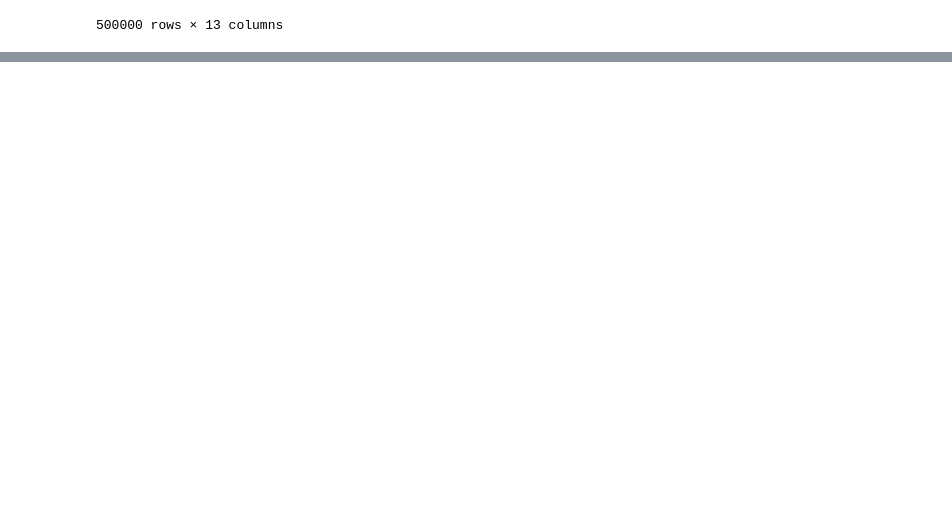
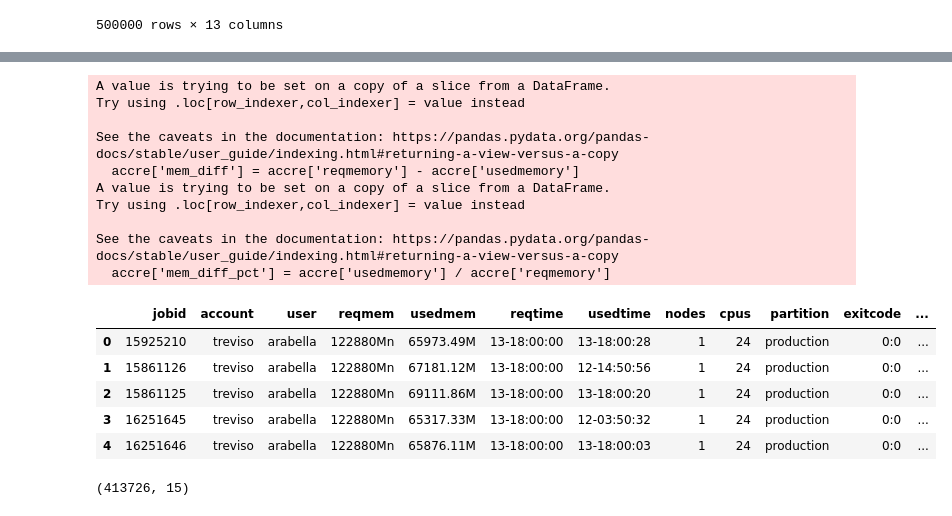
Before and after one commit to nss-data-science-cohort-4/dq2-accre-very-success, a Jupyter notebook: notebooks/ACCRE-Testing.ipynb, the cells around one changed output, grey strips where cells are left out. Cells and saved outputs as stored; diff of their text form; code cells hidden in the pictures; blank space fills up the shorter version.

```diff
--- a/notebooks/ACCRE-Testing.ipynb
+++ b/notebooks/ACCRE-Testing.ipynb
@@ -179,0 +134,5 @@ Name: STATE, dtype: int64
+# %%
+accre['reqmemory'] = np.where(
+    accre['core_node']=='n', accre['reqmemory'] / accre['cpus'] / accre['nodes'], accre['reqmemory']
+)
+accre
@@ -179,0 +158,2 @@ Name: STATE, dtype: int64
+# %%
+accre['usedmemory'] = accre['usedmem'].str.replace(r'M*', '')
@@ -179,0 +166,3 @@ Name: STATE, dtype: int64
+# %%
+accre['usedmemory'] = accre['usedmemory'].astype(float)
+accre['usedmemory'] = round(accre['usedmemory'] / accre['cpus'] / accre['nodes'], 1)
@@ -179,0 +180,21 @@ Name: STATE, dtype: int64
+# %%
+accre['mem_diff'] = accre['reqmemory'] - accre['usedmemory']
+accre['mem_diff_pct'] = accre['usedmemory'] / accre['reqmemory']
+accre.head()
+# %% [output]
+A value is trying to be set on a copy of a slice from a DataFrame.
+Try using .loc[row_indexer,col_indexer] = value instead
+
+See the caveats in the documentation: https://pandas.pydata.org/pandas-docs/stable/user_guide/indexing.html#returning-a-view-versus-a-copy
+  accre['mem_diff'] = accre['reqmemory'] - accre['usedmemory']
+A value is trying to be set on a copy of a slice from a DataFrame.
+Try using .loc[row_indexer,col_indexer] = value instead
+
+See the caveats in the documentation: https://pandas.pydata.org/pandas-docs/stable/user_guide/indexing.html#returning-a-view-versus-a-copy
+  accre['mem_diff_pct'] = accre['usedmemory'] / accre['reqmemory']
+|  | jobid | account | user | reqmem | usedmem | reqtime | usedtime | nodes | cpus | partition | exitcode | ... |
+| 0 | 15925210 | treviso | arabella | 122880Mn | 65973.49M | 13-18:00:00 | 13-18:00:28 | 1 | 24 | production | 0:0 | ... |
+| 1 | 15861126 | treviso | arabella | 122880Mn | 67181.12M | 13-18:00:00 | 12-14:50:56 | 1 | 24 | production | 0:0 | ... |
+| 2 | 15861125 | treviso | arabella | 122880Mn | 69111.86M | 13-18:00:00 | 13-18:00:20 | 1 | 24 | production | 0:0 | ... |
+| 3 | 16251645 | treviso | arabella | 122880Mn | 65317.33M | 13-18:00:00 | 12-03:50:32 | 1 | 24 | production | 0:0 | ... |
+| 4 | 16251646 | treviso | arabella | 122880Mn | 65876.11M | 13-18:00:00 | 13-18:00:03 | 1 | 24 | production | 0:0 | ... |
@@ -179,0 +203,4 @@ Name: STATE, dtype: int64
+# %%
+accre.shape
+# %% [output]
+(413726, 15)
```
Also changed, not shown: parts of 32 cells of this notebook.
